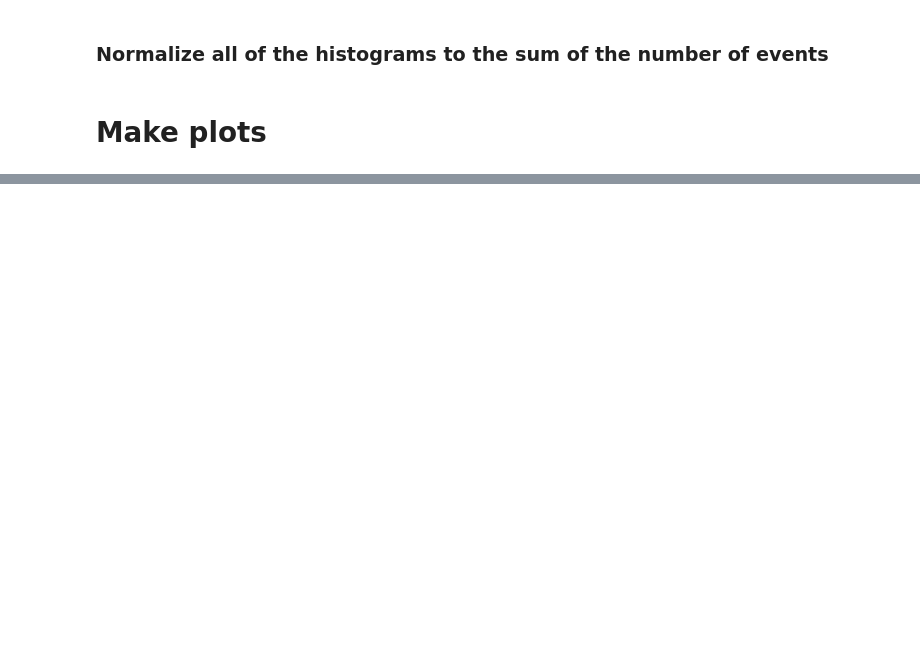
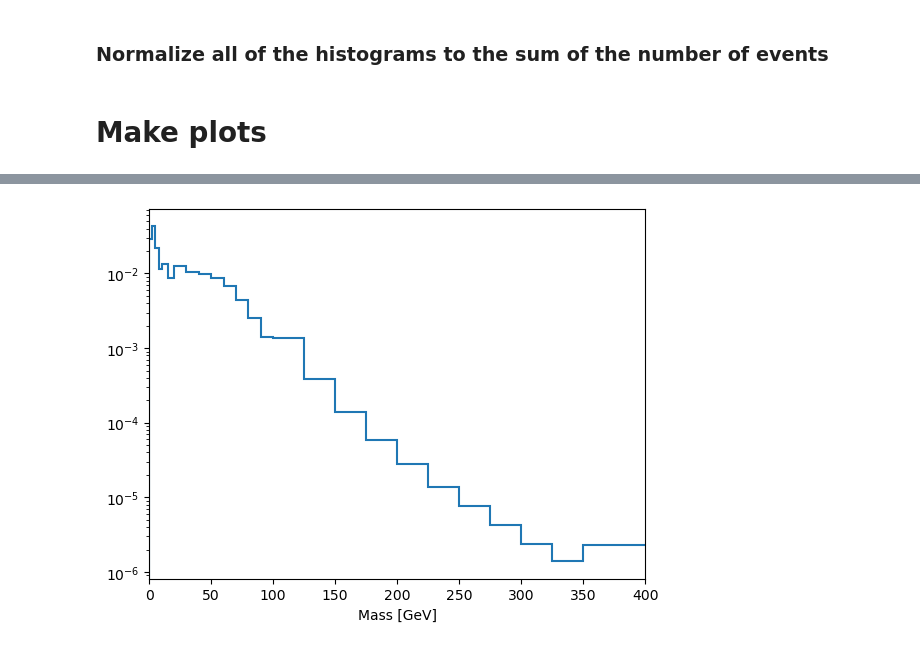
Before and after one commit to rappoccio/QJetMassUproot, a Jupyter notebook: compare_datamc_nanov9.ipynb, the cells around one changed output, grey strips where cells are left out. Cells and saved outputs as stored; diff of their text form; code cells hidden in the pictures; blank space fills up the shorter version.

```diff
--- a/compare_datamc_nanov9.ipynb
+++ b/compare_datamc_nanov9.ipynb
@@ -97,7 +144,10 @@ plt.show()
 # %%
 output_gen['ptjet_mjet_g_gen'].project("mgen").plot(density=True)
 plt.yscale("log")
+plt.xlim(0,400)
 plt.show()
+# %% [output]
+[figure, added]
 # %%
 response_matrix_u_values = output_gen['response_matrix_u'].project("ptreco", "mreco", "ptgen", "mgen").values()
 response_matrix_g_values = output_gen['response_matrix_g'].project("ptreco", "mreco", "ptgen", "mgen").values()
```
Also changed, not shown: parts of 29 cells of this notebook, 1 other file.
